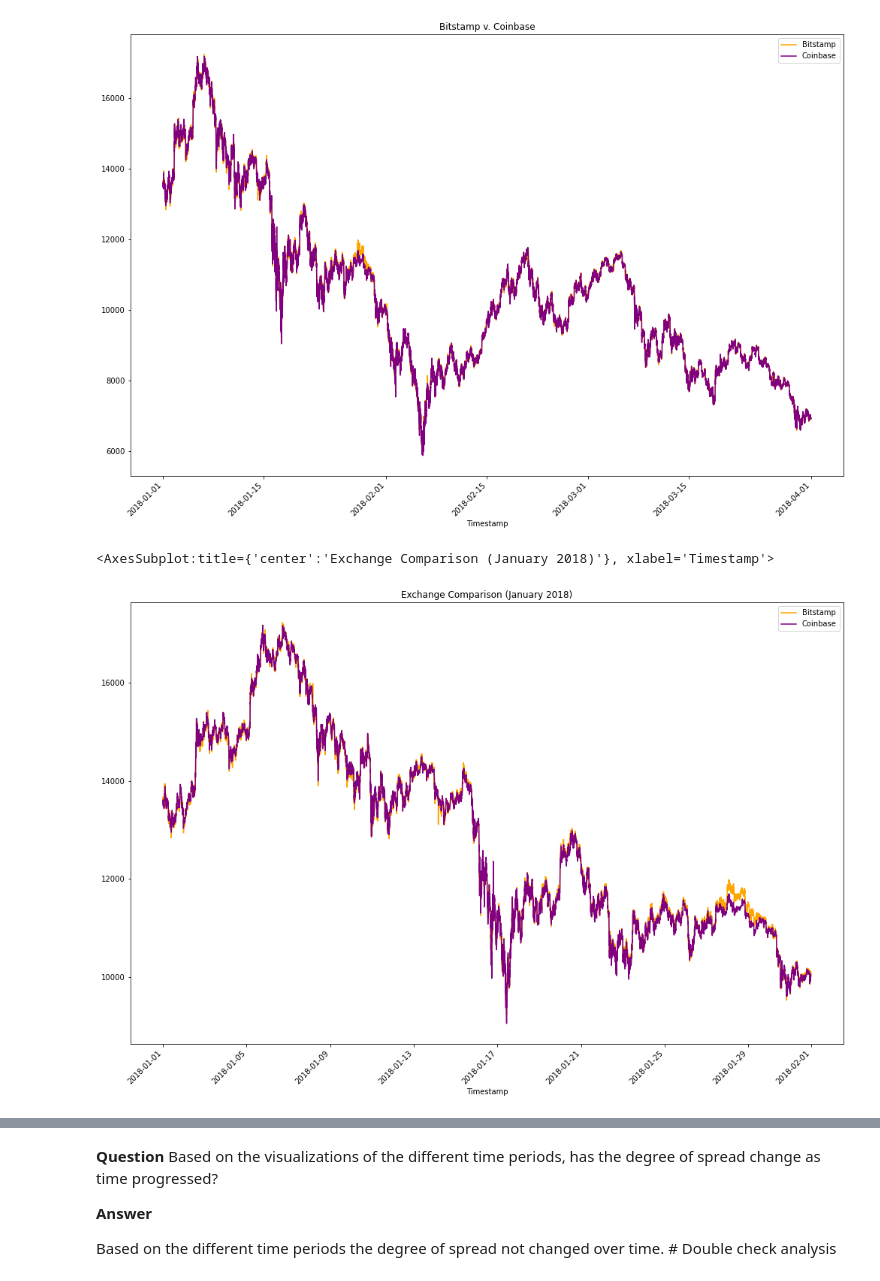
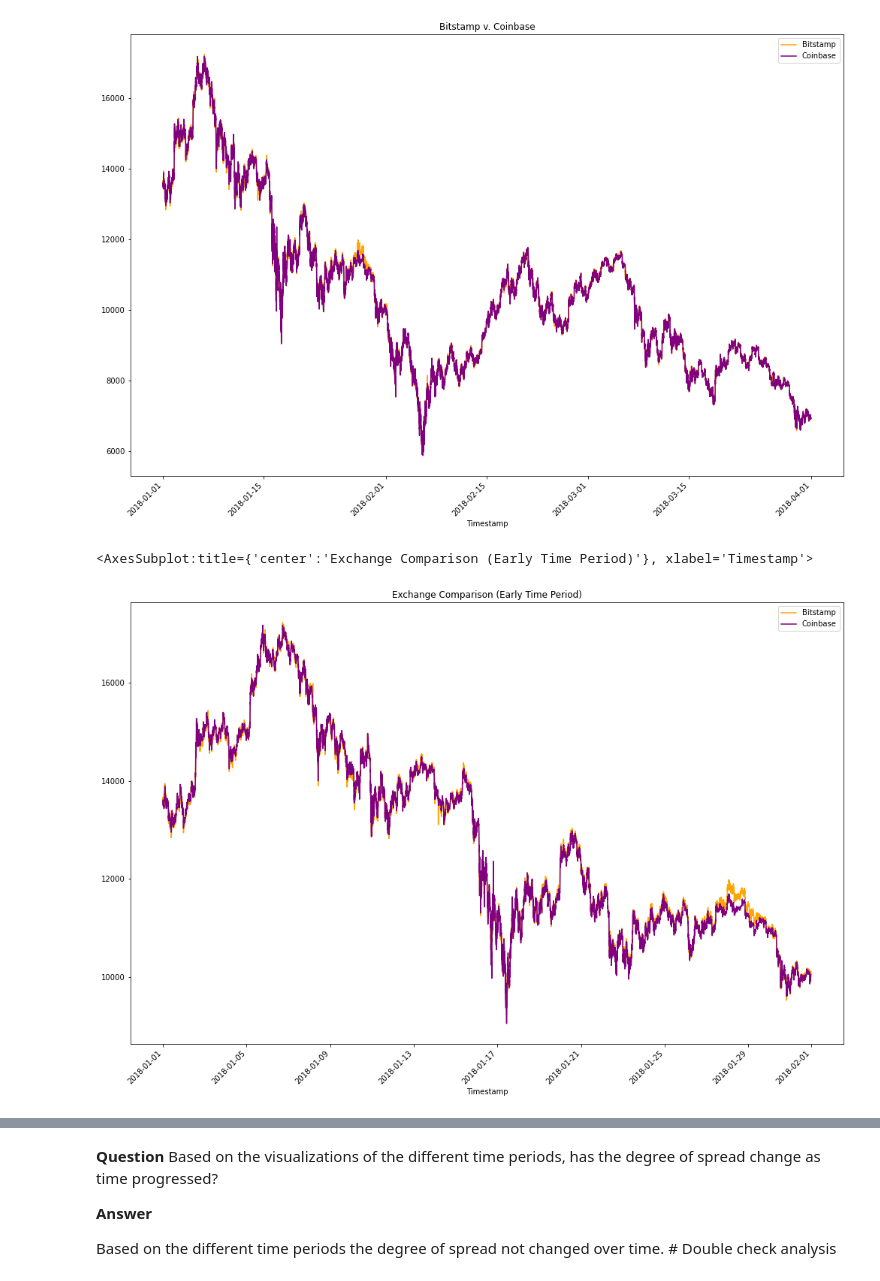
Before and after one commit to jtengsico/03-Financial-Analysis-Pandas, a Jupyter notebook: Starter_Code/crypto_arbitrage.ipynb, the cells around one changed output, grey strips where cells are left out. Cells and saved outputs as stored; diff of their text form; code cells hidden in the pictures.

```diff
--- a/Starter_Code/crypto_arbitrage.ipynb
+++ b/Starter_Code/crypto_arbitrage.ipynb
@@ -310,15 +274,15 @@ coinbase_sliced.loc['2018-01-01 00:00:00':'2018-03-31 23:59:00'].plot(
 # %%
 # Using the loc and plot functions, create an overlay plot that visualizes
 # the price action of both DataFrames for a one month period early in the dataset
 # Be sure to include the parameters: legend, figure size, title, and color and label
-bitstamp_sliced.loc['2018-01-01 00:00:00':'2018-01-31 23:59:00'].plot(
-legend= True, figsize=(17,12), title="Exchange Comparison (January 2018)", rot=45, color="orange", label="Bitstamp")
+bitstamp_sliced.loc['2018-01-01':'2018-01-31'].plot(
+    legend= True, figsize=(17,12), title="Exchange Comparison (Early Time Period)", rot=45, color="orange", label="Bitstamp")
 
-coinbase_sliced.loc['2018-01-01 00:00:00':'2018-01-31 23:59:00'].plot(
-legend= True, figsize=(17,12), rot=45, color="purple", label="Coinbase")
+coinbase_sliced.loc['2018-01-01':'2018-01-31'].plot(
+    legend= True, figsize=(17,12), rot=45, color="purple", label="Coinbase")
 # %% [output]
-<AxesSubplot:title={'center':'Exchange Comparison (January 2018)'}, xlabel='Timestamp'>
+<AxesSubplot:title={'center':'Exchange Comparison (Early Time Period)'}, xlabel='Timestamp'>
-[figure, old version]
+[figure, new version]
 # %%
 # Using the loc and plot functions, create an overlay plot that visualizes
 # the price action of both DataFrames for a one month period later in the dataset
```
Also changed, not shown: parts of 27 cells of this notebook.
